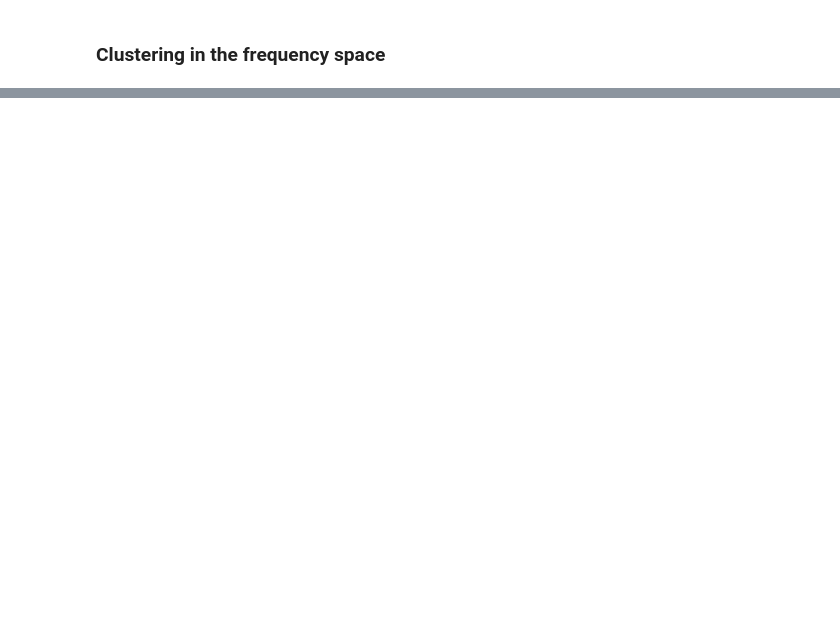
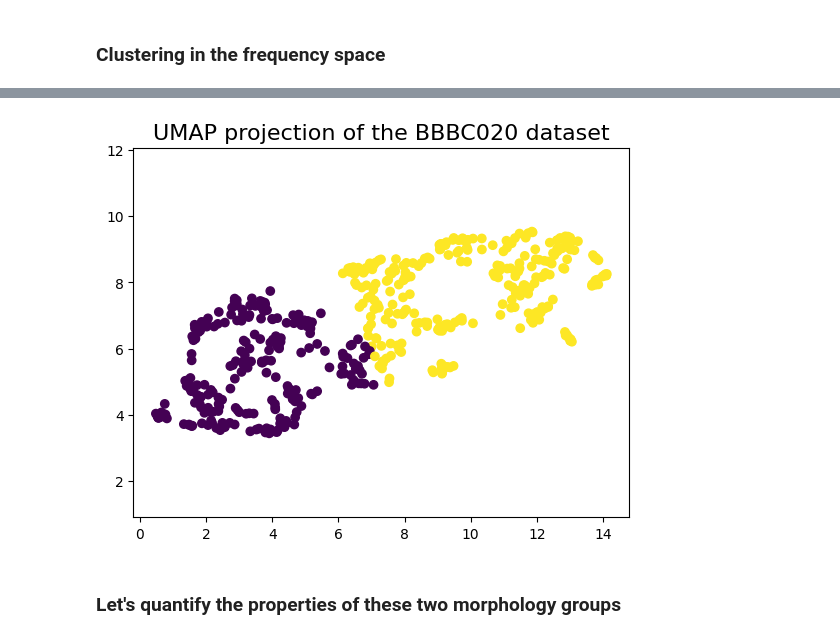
Before and after one commit to lmanan/FSD, a Jupyter notebook: examples/01-shape-analysis/BBBC020/run.ipynb, the cells around one changed output, grey strips where cells are left out. Drawn from its saved outputs; the diff is of its cells as text; code cells hidden in the pictures; blank space fills up the shorter version.

```diff
--- a/examples/01-shape-analysis/BBBC020/run.ipynb
+++ b/examples/01-shape-analysis/BBBC020/run.ipynb
@@ -75,0 +88,4 @@ Image filename is jw-15min 3_c1.TIF and index is 2
+# %%
+table = create_tabular_data(os.path.join(data_dir, project_name, 'download', fsd_dir_name), num_frequencies=num_frequencies)
+table= np.asarray(table)
+print(table[0]) # an exemplary row of the table
@@ -103,0 +107,3 @@ array(['Adelie', 'Chinstrap', 'Gentoo'], dtype=object)
+# %%
+tabular_data = np.delete(table, 0, 1) # take away the first column which carries the object names
+tabular_data = np.delete(tabular_data, num_frequencies//2, 1) # also take away the DC contribution
@@ -103,0 +116,3 @@ array(['Adelie', 'Chinstrap', 'Gentoo'], dtype=object)
+# %%
+reducer = umap.UMAP()
+two_dimensional_embedding = reducer.fit_transform(tabular_data)
@@ -103,0 +121,13 @@ array(['Adelie', 'Chinstrap', 'Gentoo'], dtype=object)
+# %%
+kmeans_labels = cluster.KMeans(n_clusters=2).fit_predict(two_dimensional_embedding)
+# %%
+plt.scatter(
+    two_dimensional_embedding[:, 0],
+    two_dimensional_embedding[:, 1],
+    c=kmeans_labels)
+plt.gca().set_aspect('equal', 'datalim')
+plt.title('UMAP projection of the BBBC020 dataset', fontsize=16);
+# %% [output]
+[figure, added]
+# %% [markdown]
+### Let's quantify the properties of these two morphology groups
```
Also changed, not shown: parts of 24 cells of this notebook, 3 other files.
